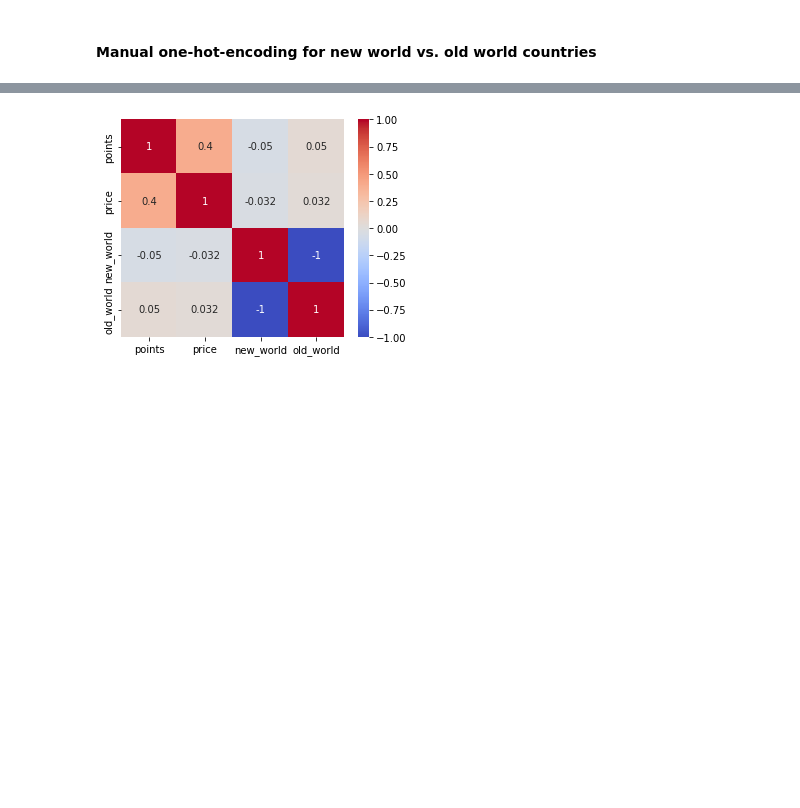
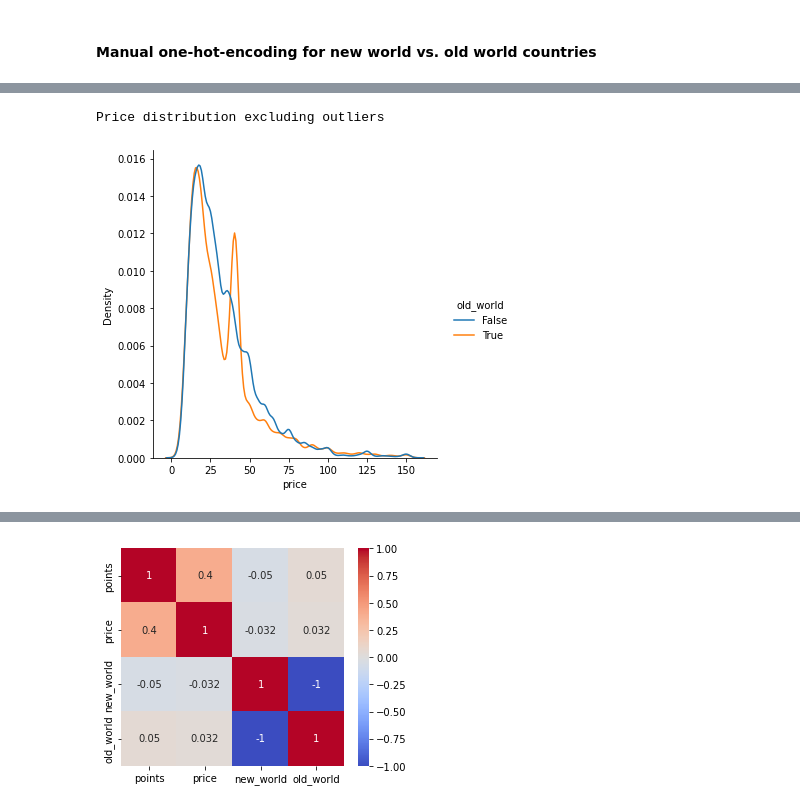
Before and after one commit to elizabeth-oda/sommelier_says, a Jupyter notebook: wine_tasting_reviews.ipynb, the cells around one changed output, grey strips where cells are left out. Cells and saved outputs as stored; diff of their text form; code cells hidden in the pictures; blank space fills up the shorter version.

Commit message:
expanded EDA of outliers

```diff
--- a/wine_tasting_reviews.ipynb
+++ b/wine_tasting_reviews.ipynb
@@ -186,0 +189,3 @@ df['old_world'] = df['country'].apply(lambda x: x in old_world_list)
+# %%
+# Remove price outliers
+df_no_outliers = df[(np.abs(stats.zscore(df['price'])) < 3)]
@@ -186,0 +218,9 @@ df['old_world'] = df['country'].apply(lambda x: x in old_world_list)
+# %%
+print('Price distribution excluding outliers')
+sns.displot(data=df_no_outliers,
+            x='price',
+            hue='old_world',
+            kind='kde');
+# %% [output]
+Price distribution excluding outliers
+[figure, added]
```
Also changed, not shown: parts of 40 cells of this notebook.
